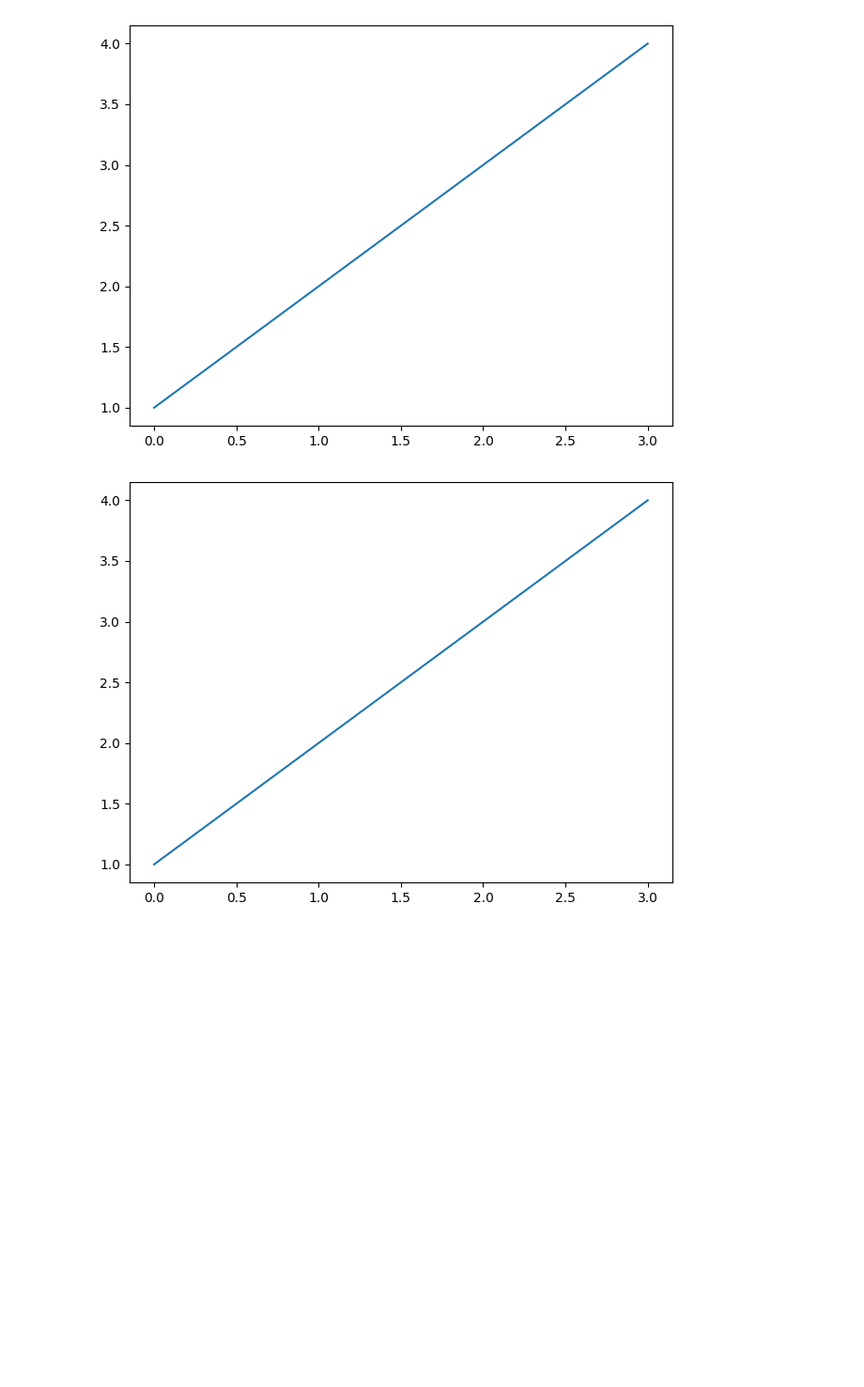
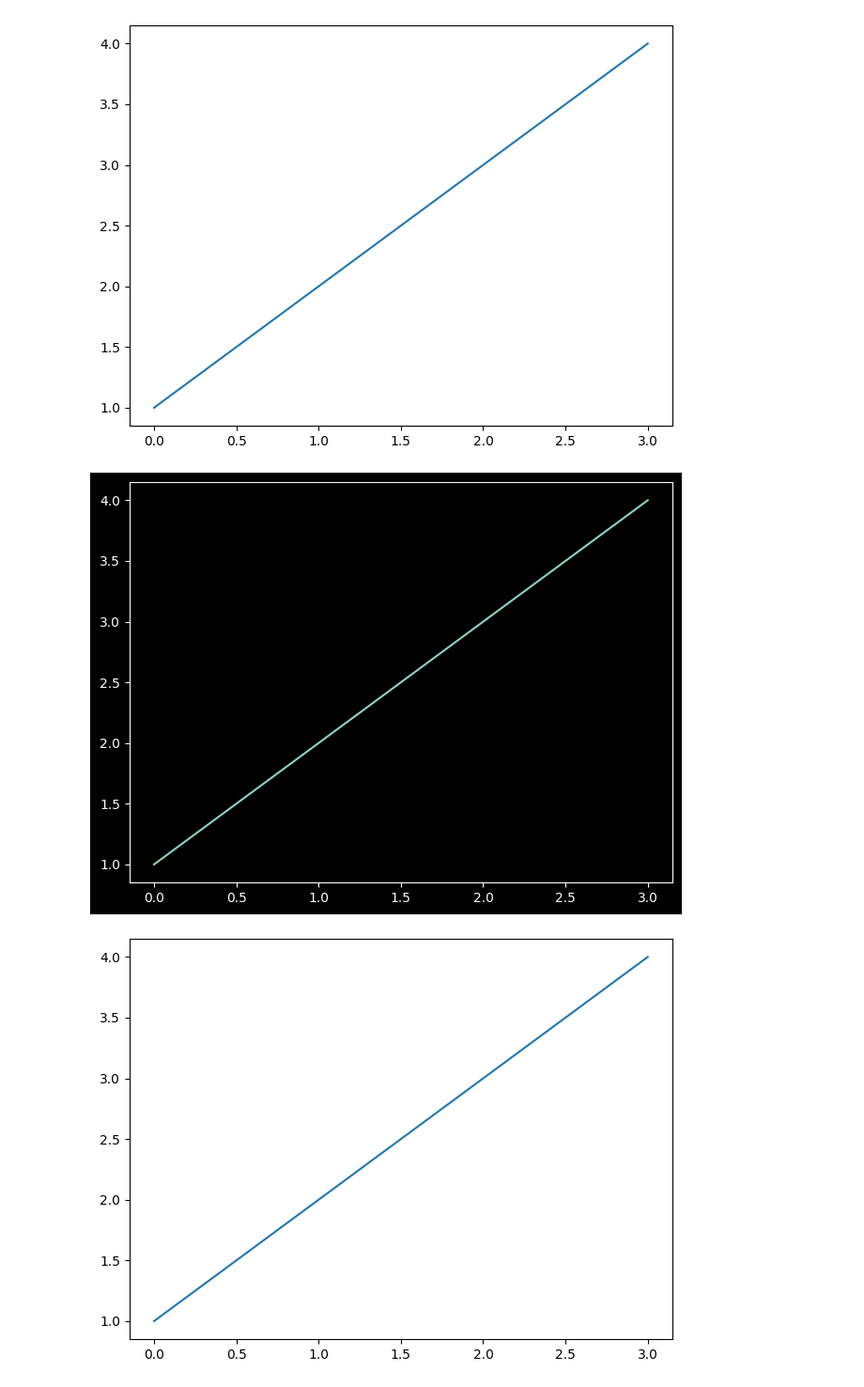
Before and after one commit to Kelniter/MakanGratis, a Jupyter notebook: Untitled2.ipynb, the cells around one changed output. Shown: that part at 94% size. Drawn from its saved outputs; the diff is of its cells as text; code cells hidden in the pictures; blank space fills up the shorter version.

```diff
--- a/Untitled2.ipynb
+++ b/Untitled2.ipynb
@@ -15,6 +15,13 @@ plt.tight_layout()
 plt.show()
 # %% [output]
 [figure]
+# %%
+import matplotlib.pyplot as plt
+plt.style.use("dark_background")
+plt.plot([1, 2, 3, 4])
+plt.tight_layout();
+# %% [output]
+[figure, added]
 # %%
 import matplotlib.pyplot as plt
 
```
Also changed, not shown: parts of 1 cell of this notebook.
